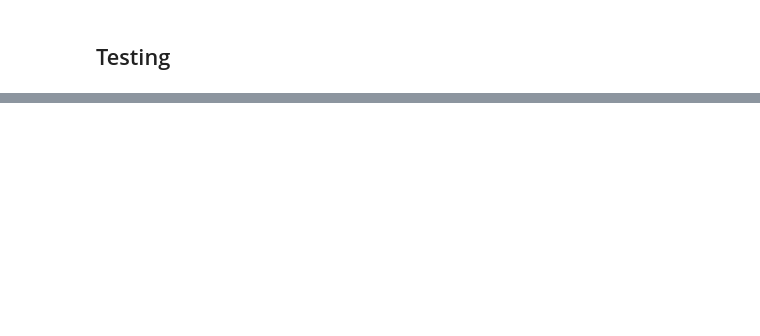
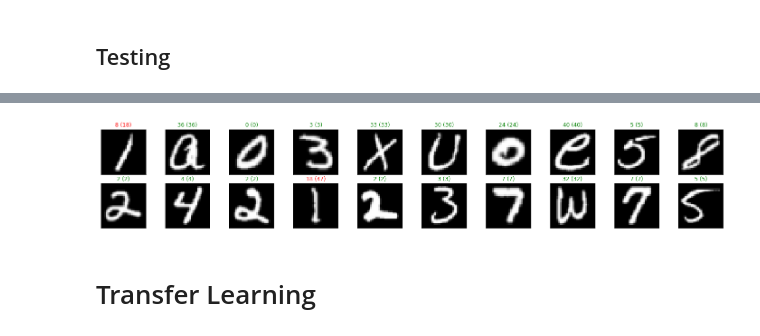
Before and after one commit to dudeperf3ct/TextRecognizer, a Jupyter notebook: Experiment-1/notebooks/exp_1.ipynb, the cells around one changed output, grey strips where cells are left out. Cells and saved outputs as stored; diff of their text form; code cells hidden in the pictures; blank space fills up the shorter version.

```diff
--- a/Experiment-1/notebooks/exp_1.ipynb
+++ b/Experiment-1/notebooks/exp_1.ipynb
@@ -210,0 +202,28 @@ if __name__ == '__main__':
+# %%
+weights_dir = '../models/Character_Model_EMNIST_lenet_weights.h5'
+weights_dir = '../models/Character_Model_EMNIST_resnet_weights.h5'
+weights_dir = '../models/Character_Model_EMNIST_customCNN_weights.h5'
+
+model = lenet(dataset.input_shape, dataset.output_shape)
+model.load_weights(weights_dir)
+# %%
+# obtain one batch of test images
+images, labels = x_test[:32], y_test[:32]
+
+# get sample outputs
+predict = model.predict_on_batch(images)
+# convert output probabilities to predicted class
+preds = np.argmax(predict, axis=1)
+labels = np.argmax(labels, axis=1)
+
+# plot the images in the batch, along with predicted and true labels
+fig = plt.figure(figsize=(25, 4))
+for idx in np.arange(20):
+    ax = fig.add_subplot(2, 20/2, idx+1, xticks=[], yticks=[])
+    ax.imshow(images[idx].reshape((28, 28)), cmap='gray')
+    ax.set_title("{} ({})".format(str(preds[idx]), str(labels[idx])),
+                 color=("green" if preds[idx]==labels[idx] else "red"))
+# %% [output]
+[figure, added]
+# %% [markdown]
+# Transfer Learning
```
Also changed, not shown: parts of 36 cells of this notebook.
